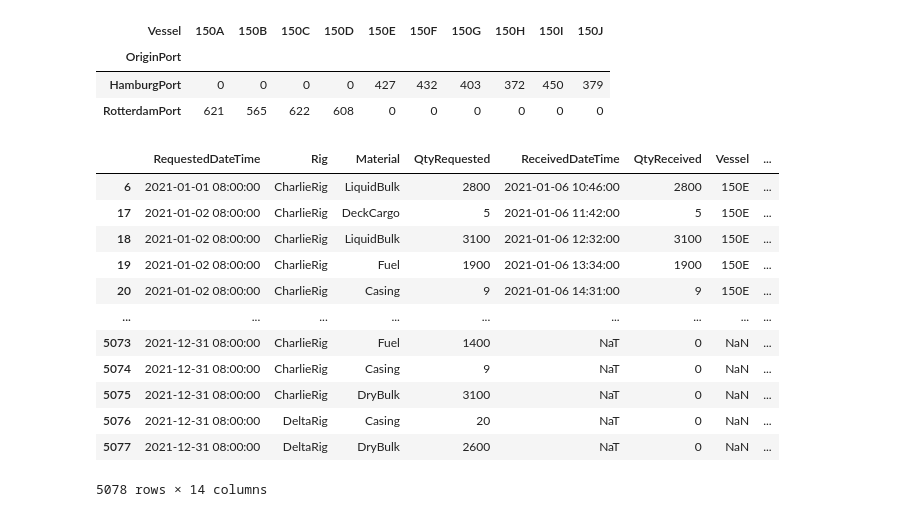
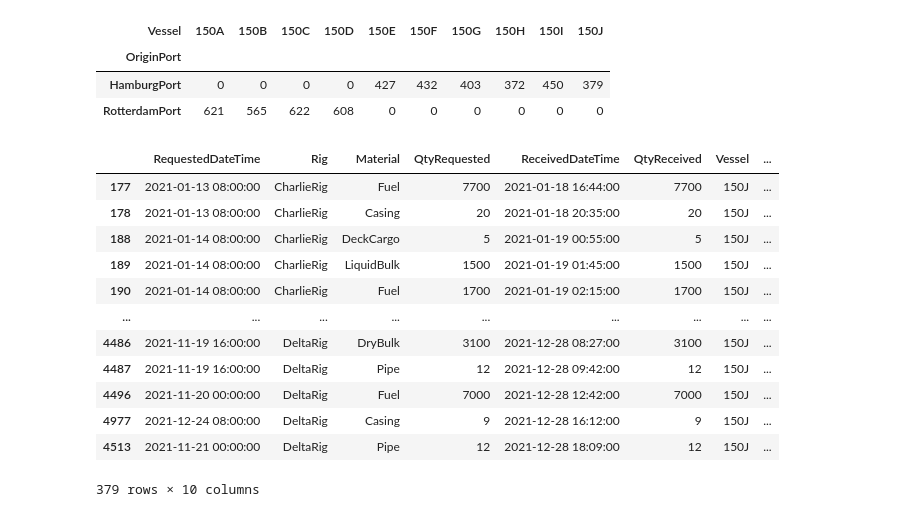
Before and after one commit to playerB/simio-competition, a Jupyter notebook: simprog.ipynb, the cells around one changed output. Drawn from its saved outputs; the diff is of its cells as text; code cells hidden in the pictures.

Commit message:
📈 Group requests and find volume per unit

```diff
--- a/simprog.ipynb
+++ b/simprog.ipynb
@@ -80,10 +73,0 @@ In this cell, multiple columns are created to help with the analysis stage
-# %%
-# feature engineering
-
-df['TimeDiff'] = df['ReceivedDateTime'] - df['RequestedDateTime']
-df['IsLate'] = df['TimeDiff'] > pd.Timedelta('5 days')
-df['TimeLate'] = (df['TimeDiff'] - pd.Timedelta('5 days')).clip(lower='00:00:00')
-# late penalty of $10000 per hour if IsLate = true (a fraction of an hour late is calculated as one full hour late)
-df['LatePenalty'] = df['IsLate'] * (df['TimeLate'].dt.total_seconds() // 3600 + 1) * 10000
-df['QtyLost'] = df['IsLate'] * (df['QtyRequested'] - df['QtyReceived'])
-df['Trip'] = df['OriginPort'] + '-' + df['Vessel'] + '-' + df['Rig']
@@ -113,0 +97,3 @@ the other rows do not have Vessel and OriginPort data, which probably means that
+# %%
+df['ReceivedDateTime'].fillna(value=pd.to_datetime('2022-01-01 00:00:00'), inplace=True)
+df[-1:-10:-1]
@@ -134,3 +179,5 @@ Name: Vessel, dtype: int64
+# %%
+df['QtyLost'] = (df['QtyRequested'] - df['QtyReceived'])
 # %% [markdown]
 ## Boat trips
 from crosstab analysis, Vessel 150A, 150B, 150CC, 150D is only being used for delivery between RotterdamPort and AlphaRig, BetaRig
@@ -151,20 +198,3 @@ pd.crosstab(index=df['OriginPort'], columns=df['Vessel'])
 | OriginPort |  |  |  |  |  |  |  |  |  |  |
 | HamburgPort | 0 | 0 | 0 | 0 | 427 | 432 | 403 | 372 | 450 | 379 |
 | RotterdamPort | 621 | 565 | 622 | 608 | 0 | 0 | 0 | 0 | 0 | 0 |
-# %%
-grouped_trips = df.sort_values(by=['Trip', 'ReceivedDateTime'], ascending=[True, True])
-grouped_trips
-# %% [output]
-|  | RequestedDateTime | Rig | Material | QtyRequested | ReceivedDateTime | QtyReceived | Vessel | ... |
-| 6 | 2021-01-01 08:00:00 | CharlieRig | LiquidBulk | 2800 | 2021-01-06 10:46:00 | 2800 | 150E | ... |
-| 17 | 2021-01-02 08:00:00 | CharlieRig | DeckCargo | 5 | 2021-01-06 11:42:00 | 5 | 150E | ... |
-| 18 | 2021-01-02 08:00:00 | CharlieRig | LiquidBulk | 3100 | 2021-01-06 12:32:00 | 3100 | 150E | ... |
-| 19 | 2021-01-02 08:00:00 | CharlieRig | Fuel | 1900 | 2021-01-06 13:34:00 | 1900 | 150E | ... |
-| 20 | 2021-01-02 08:00:00 | CharlieRig | Casing | 9 | 2021-01-06 14:31:00 | 9 | 150E | ... |
-| ... | ... | ... | ... | ... | ... | ... | ... | ... |
-| 5073 | 2021-12-31 08:00:00 | CharlieRig | Fuel | 1400 | NaT | 0 | NaN | ... |
-| 5074 | 2021-12-31 08:00:00 | CharlieRig | Casing | 9 | NaT | 0 | NaN | ... |
-| 5075 | 2021-12-31 08:00:00 | CharlieRig | DryBulk | 3100 | NaT | 0 | NaN | ... |
-| 5076 | 2021-12-31 08:00:00 | DeltaRig | Casing | 20 | NaT | 0 | NaN | ... |
-| 5077 | 2021-12-31 08:00:00 | DeltaRig | DryBulk | 2600 | NaT | 0 | NaN | ... |
-5078 rows × 14 columns
@@ -172,0 +201,25 @@ grouped_trips.to_csv('DemandAndFulfillmentLog_grouped.csv', index=False)
+# %%
+sorted_receive = df.sort_values(by=['Rig', 'ReceivedDateTime'], ascending=True)
+
+def select_rig_and_vessel(df, rig, vessel):
+    return sorted_receive.loc[(df['Rig'].isin(rig)) & (df['Vessel'] == vessel), :].copy(deep=True)
+
+selected_trip = select_rig_and_vessel(sorted_receive, ['CharlieRig', 'DeltaRig'], '150J')
+selected_trip['ReceivedTimeDiff'] = selected_trip['ReceivedDateTime'].diff().dt.total_seconds() // 60
+selected_trip['ReceivedTimeDiff'].fillna(value=0, inplace=True)
+selected_trip['ReceivedTimeDiff'] = selected_trip['ReceivedTimeDiff'].clip(lower=0)
+selected_trip
+# %% [output]
+|  | RequestedDateTime | Rig | Material | QtyRequested | ReceivedDateTime | QtyReceived | Vessel | ... |
+| 177 | 2021-01-13 08:00:00 | CharlieRig | Fuel | 7700 | 2021-01-18 16:44:00 | 7700 | 150J | ... |
+| 178 | 2021-01-13 08:00:00 | CharlieRig | Casing | 20 | 2021-01-18 20:35:00 | 20 | 150J | ... |
+| 188 | 2021-01-14 08:00:00 | CharlieRig | DeckCargo | 5 | 2021-01-19 00:55:00 | 5 | 150J | ... |
+| 189 | 2021-01-14 08:00:00 | CharlieRig | LiquidBulk | 1500 | 2021-01-19 01:45:00 | 1500 | 150J | ... |
+| 190 | 2021-01-14 08:00:00 | CharlieRig | Fuel | 1700 | 2021-01-19 02:15:00 | 1700 | 150J | ... |
+| ... | ... | ... | ... | ... | ... | ... | ... | ... |
+| 4486 | 2021-11-19 16:00:00 | DeltaRig | DryBulk | 3100 | 2021-12-28 08:27:00 | 3100 | 150J | ... |
+| 4487 | 2021-11-19 16:00:00 | DeltaRig | Pipe | 12 | 2021-12-28 09:42:00 | 12 | 150J | ... |
+| 4496 | 2021-11-20 00:00:00 | DeltaRig | Fuel | 7000 | 2021-12-28 12:42:00 | 7000 | 150J | ... |
+| 4977 | 2021-12-24 08:00:00 | DeltaRig | Casing | 9 | 2021-12-28 16:12:00 | 9 | 150J | ... |
+| 4513 | 2021-11-21 00:00:00 | DeltaRig | Pipe | 12 | 2021-12-28 18:09:00 | 12 | 150J | ... |
+379 rows × 10 columns
```
Also changed, not shown: parts of 25 cells of this notebook, 1 other file.
